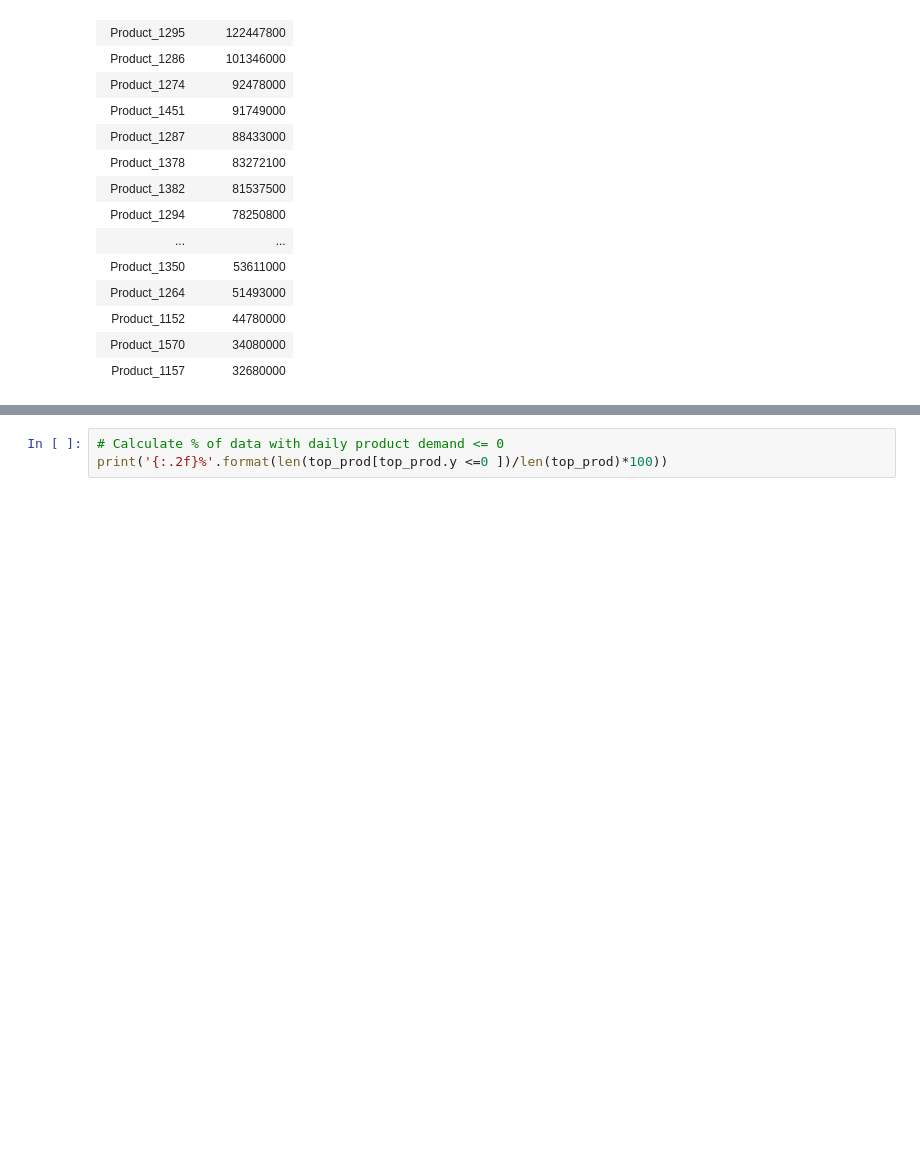
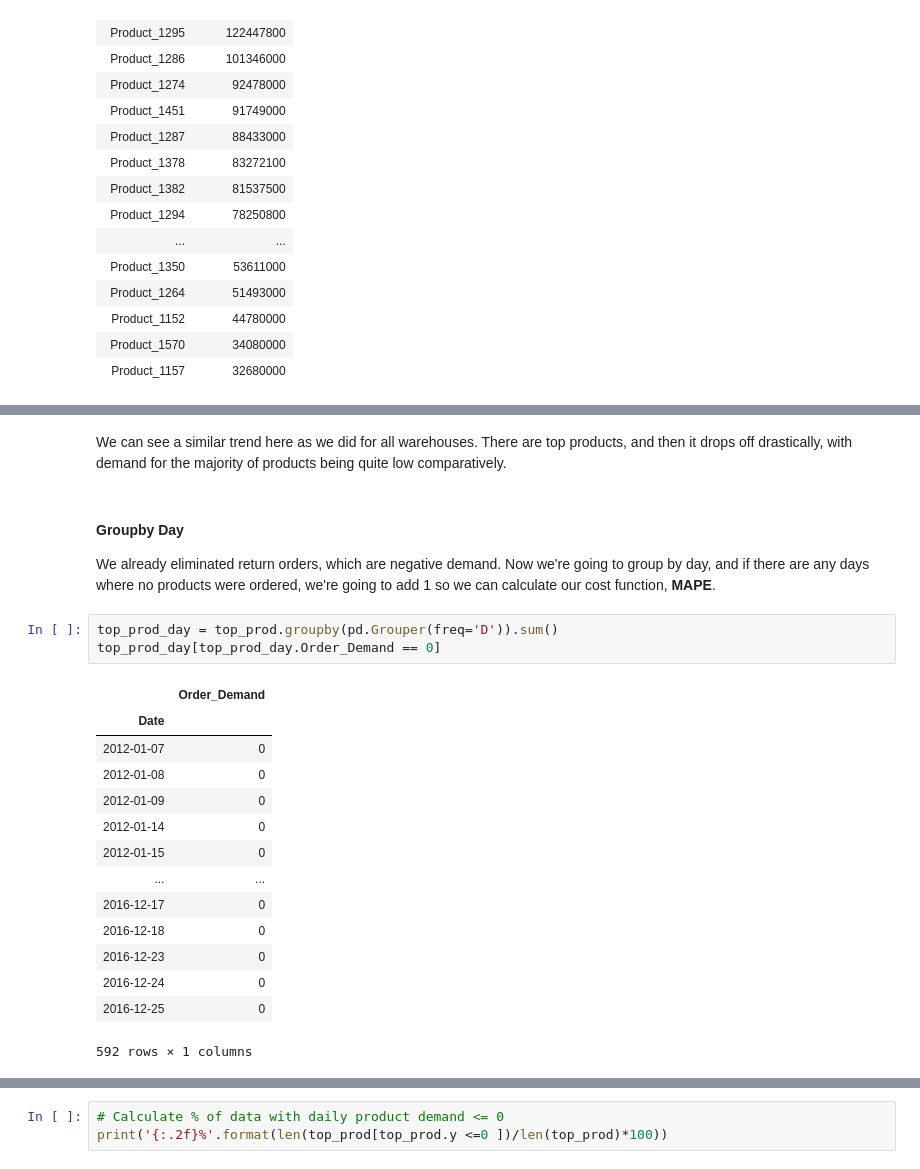
Before and after one commit to JessicaFB/Product-Demand-Forecasting, a Jupyter notebook: Product-Demand-Forecasting.ipynb, the cells around one changed output, grey strips where cells are left out. Saved outputs shown, nothing was run; the diff lists cells and outputs as text; blank space fills up the shorter version.

Commit message:
Updated headings and added groupby day section.

```diff
--- a/Product-Demand-Forecasting.ipynb
+++ b/Product-Demand-Forecasting.ipynb
@@ -699 +755,25 @@ plt.show()
+# %% [markdown]
+We can see a similar trend here as we did for all warehouses. There are top products, and then it drops off drastically, with demand for the majority of products being quite low comparatively.
+# %% [markdown]
+#### Groupby Day
+
+We already eliminated return orders, which are negative demand. Now we're going to group by day, and if there are any days where no products were ordered, we're going to add 1 so we can calculate our cost function, **MAPE**.
+# %%
+top_prod_day = top_prod.groupby(pd.Grouper(freq='D')).sum()
+top_prod_day[top_prod_day.Order_Demand == 0]
+# %% [output]
+|  | Order_Demand |
+| Date |  |
+| 2012-01-07 | 0 |
+| 2012-01-08 | 0 |
+| 2012-01-09 | 0 |
+| 2012-01-14 | 0 |
+| 2012-01-15 | 0 |
+| ... | ... |
+| 2016-12-17 | 0 |
+| 2016-12-18 | 0 |
+| 2016-12-23 | 0 |
+| 2016-12-24 | 0 |
+| 2016-12-25 | 0 |
+592 rows × 1 columns
 # %%
```
Also changed, not shown: parts of 35 cells of this notebook.
